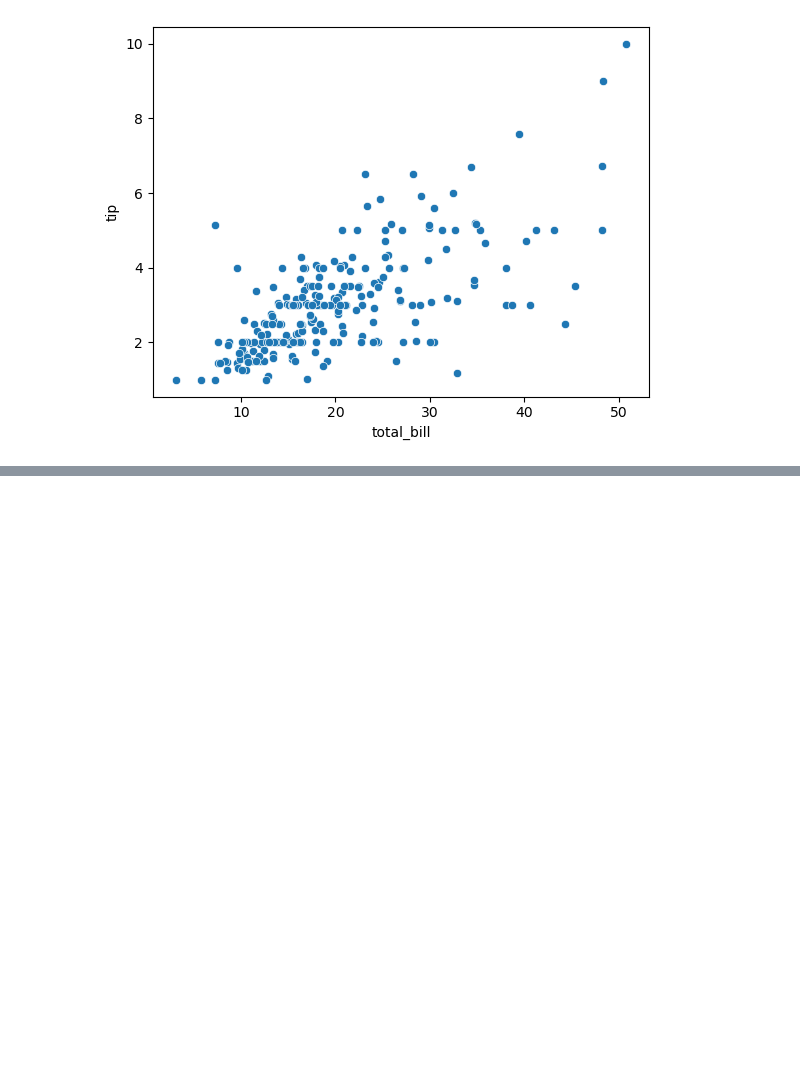
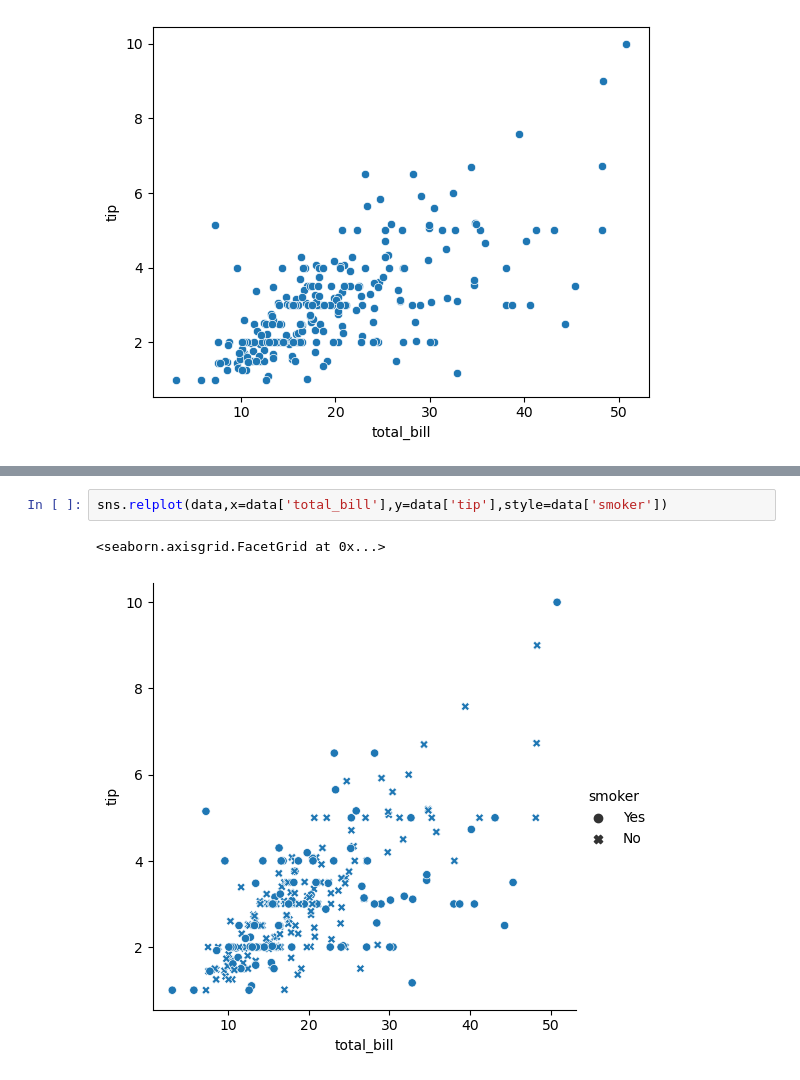
Before and after one commit to VaishnaviMGhadge/data_analysis, a Jupyter notebook: matplotlib/seaborntut.ipynb, the cells around one changed output, grey strips where cells are left out. Saved outputs shown, nothing was run; the diff lists cells and outputs as text; blank space fills up the shorter version.

```diff
--- a/matplotlib/seaborntut.ipynb
+++ b/matplotlib/seaborntut.ipynb
@@ -38,0 +66,5 @@ sns.scatterplot(x=data['total_bill'],y=data['tip'])
+# %%
+sns.relplot(data,x=data['total_bill'],y=data['tip'],style=data['smoker'])
+# %% [output]
+<seaborn.axisgrid.FacetGrid at 0x...>
+[figure, added]
```
Also changed, not shown: parts of 24 cells of this notebook.
